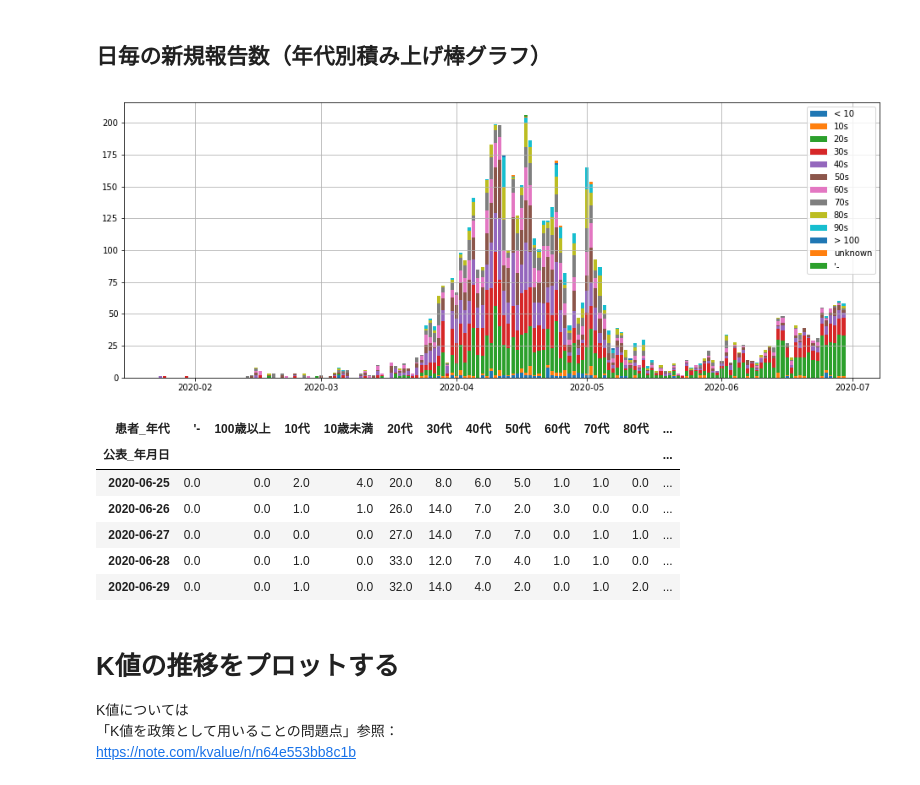
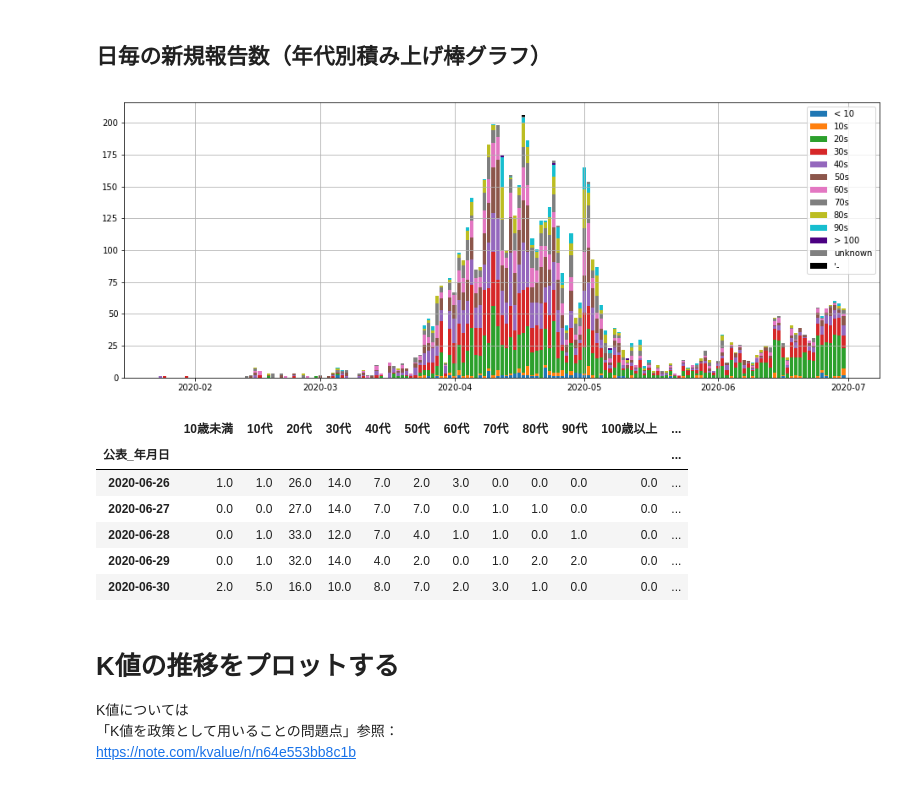
Before and after one commit to dgakane/covid19, a Jupyter notebook: nb/tokyo.ipynb, the cells around one changed output. Saved outputs shown, nothing was run; the diff lists cells and outputs as text; code cells hidden in the pictures.

```diff
--- a/nb/tokyo.ipynb
+++ b/nb/tokyo.ipynb
@@ -150,45 +150,51 @@ p00 = plt.bar(agg_count.index,agg_count["10歳未満"], bottom=bottom)
 bottom += agg_count["10歳未満"]
 p01 = plt.bar(agg_count.index,agg_count["10代"], bottom=bottom)
 bottom += agg_count["10代"]
 p02 = plt.bar(agg_count.index,agg_count["20代"], bottom=bottom)
 bottom += agg_count["20代"]
 p03 = plt.bar(agg_count.index,agg_count["30代"], bottom=bottom)
 bottom += agg_count["30代"]
 p04 = plt.bar(agg_count.index,agg_count["40代"], bottom=bottom)
 bottom += agg_count["40代"]
 p05 = plt.bar(agg_count.index,agg_count["50代"], bottom=bottom)
 bottom += agg_count["50代"]
 p06 = plt.bar(agg_count.index,agg_count["60代"], bottom=bottom)
 bottom += agg_count["60代"]
 p07 = plt.bar(agg_count.index,agg_count["70代"], bottom=bottom)
 bottom += agg_count["70代"]
 p08 = plt.bar(agg_count.index,agg_count["80代"], bottom=bottom)
 bottom += agg_count["80代"]
 p09 = plt.bar(agg_count.index,agg_count["90代"], bottom=bottom)
 bottom += agg_count["90代"]
-p10 = plt.bar(agg_count.index,agg_count["100歳以上"], bottom=bottom)
+p10 = plt.bar(agg_count.index,agg_count["100歳以上"], bottom=bottom, color="indigo")
 bottom += agg_count["100歳以上"]
-p_unknown = plt.bar(agg_count.index,agg_count["不明"], bottom=bottom)
+p_unknown = plt.bar(agg_count.index,agg_count["不明"], bottom=bottom, color="gray")
 bottom += agg_count["不明"]
-p_dash = plt.bar(agg_count.index,agg_count["'-"], bottom=bottom)
+p_dash = plt.bar(agg_count.index,agg_count["'-"], bottom=bottom, color="black")
 
 
 plt.legend(
     (p00[0], p01[0], p02[0], p03[0],p04[0], p05[0], p06[0], p07[0], p08[0], p09[0], p10[0], p_unknown[0], p_dash[0]),
     ('< 10', '10s', '20s', '30s', '40s', '50s', '60s', '70s', '80s', '90s', '> 100', 'unknown', "'-"))
 
 ax.grid()
 plt.show()
-agg_count.tail()
 # %% [output]
-[figure, old version]
+[figure, new version]
-| 患者_年代 | '- | 100歳以上 | 10代 | 10歳未満 | 20代 | 30代 | 40代 | 50代 | 60代 | 70代 | 80代 | ... |
-| 公表_年月日 |  |  |  |  |  |  |  |  |  |  |  | ... |
-| 2020-06-25 | 0.0 | 0.0 | 2.0 | 4.0 | 20.0 | 8.0 | 6.0 | 5.0 | 1.0 | 1.0 | 0.0 | ... |
-| 2020-06-26 | 0.0 | 0.0 | 1.0 | 1.0 | 26.0 | 14.0 | 7.0 | 2.0 | 3.0 | 0.0 | 0.0 | ... |
-| 2020-06-27 | 0.0 | 0.0 | 0.0 | 0.0 | 27.0 | 14.0 | 7.0 | 7.0 | 0.0 | 1.0 | 1.0 | ... |
-| 2020-06-28 | 0.0 | 0.0 | 1.0 | 0.0 | 33.0 | 12.0 | 7.0 | 4.0 | 1.0 | 1.0 | 0.0 | ... |
-| 2020-06-29 | 0.0 | 0.0 | 1.0 | 0.0 | 32.0 | 14.0 | 4.0 | 2.0 | 0.0 | 1.0 | 2.0 | ... |
+# %%
+age_order = [
+    "10歳未満", "10代", "20代", "30代", "40代", "50代", "60代", "70代", "80代", "90代", "100歳以上", "不明", "'-"
+]
+
+pd.DataFrame(agg_count, columns = age_order).tail()
+# %% [output]
+|  | 10歳未満 | 10代 | 20代 | 30代 | 40代 | 50代 | 60代 | 70代 | 80代 | 90代 | 100歳以上 | ... |
+| 公表_年月日 |  |  |  |  |  |  |  |  |  |  |  | ... |
+| 2020-06-26 | 1.0 | 1.0 | 26.0 | 14.0 | 7.0 | 2.0 | 3.0 | 0.0 | 0.0 | 0.0 | 0.0 | ... |
+| 2020-06-27 | 0.0 | 0.0 | 27.0 | 14.0 | 7.0 | 7.0 | 0.0 | 1.0 | 1.0 | 0.0 | 0.0 | ... |
+| 2020-06-28 | 0.0 | 1.0 | 33.0 | 12.0 | 7.0 | 4.0 | 1.0 | 1.0 | 0.0 | 1.0 | 0.0 | ... |
+| 2020-06-29 | 0.0 | 1.0 | 32.0 | 14.0 | 4.0 | 2.0 | 0.0 | 1.0 | 2.0 | 2.0 | 0.0 | ... |
+| 2020-06-30 | 2.0 | 5.0 | 16.0 | 10.0 | 8.0 | 7.0 | 2.0 | 3.0 | 1.0 | 0.0 | 0.0 | ... |
 # %% [markdown]
 # K値の推移をプロットする
 
```
Also changed, not shown: parts of 4 cells of this notebook.
